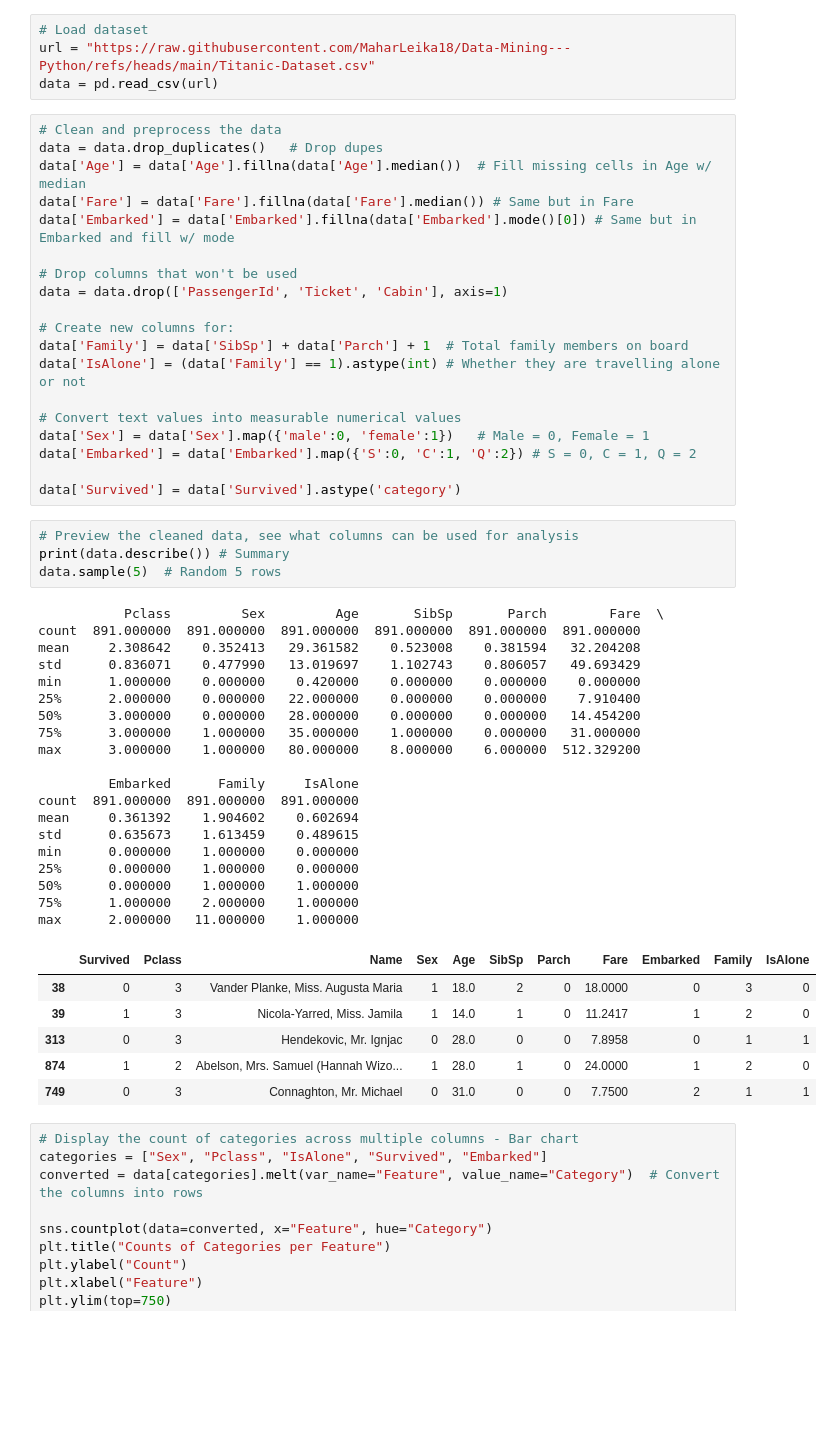
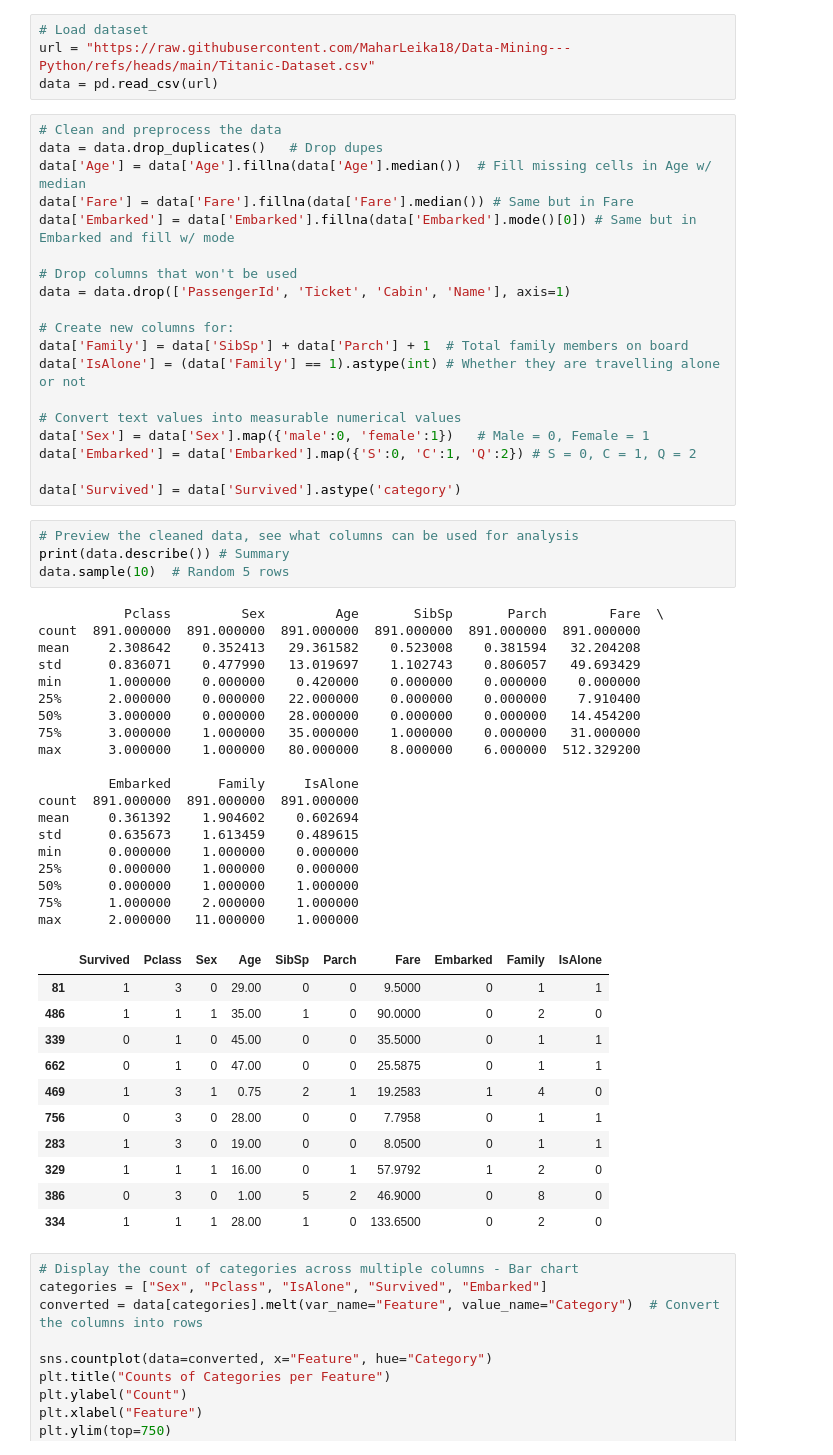
Before and after one commit to MaharLeika18/Data-Mining---Python, a Jupyter notebook: titanic.ipynb, the cells around one changed output. Cells and saved outputs as stored; diff of their text form; blank space fills up the shorter version.

```diff
--- a/titanic.ipynb
+++ b/titanic.ipynb
@@ -15,7 +15,7 @@ data['Fare'] = data['Fare'].fillna(data['Fare'].median()) # Same but in Fare
 data['Embarked'] = data['Embarked'].fillna(data['Embarked'].mode()[0]) # Same but in Embarked and fill w/ mode
 
 # Drop columns that won't be used
-data = data.drop(['PassengerId', 'Ticket', 'Cabin'], axis=1)
+data = data.drop(['PassengerId', 'Ticket', 'Cabin', 'Name'], axis=1)
 
 # Create new columns for:
 data['Family'] = data['SibSp'] + data['Parch'] + 1  # Total family members on board
@@ -29,33 +29,38 @@ data['Survived'] = data['Survived'].astype('category')
 # %%
 # Preview the cleaned data, see what columns can be used for analysis
 print(data.describe()) # Summary
-data.sample(5)  # Random 5 rows
+data.sample(10)  # Random 5 rows
 # %% [output]
            Pclass         Sex         Age       SibSp       Parch        Fare  \
 count  891.000000  891.000000  891.000000  891.000000  891.000000  891.000000
 mean     2.308642    0.352413   29.361582    0.523008    0.381594   32.204208
 std      0.836071    0.477990   13.019697    1.102743    0.806057   49.693429
 min      1.000000    0.000000    0.420000    0.000000    0.000000    0.000000
 25%      2.000000    0.000000   22.000000    0.000000    0.000000    7.910400
 50%      3.000000    0.000000   28.000000    0.000000    0.000000   14.454200
 75%      3.000000    1.000000   35.000000    1.000000    0.000000   31.000000
 max      3.000000    1.000000   80.000000    8.000000    6.000000  512.329200
 
          Embarked      Family     IsAlone
 count  891.000000  891.000000  891.000000
 mean     0.361392    1.904602    0.602694
 std      0.635673    1.613459    0.489615
 min      0.000000    1.000000    0.000000
 25%      0.000000    1.000000    0.000000
 50%      0.000000    1.000000    1.000000
 75%      1.000000    2.000000    1.000000
 max      2.000000   11.000000    1.000000
-|  | Survived | Pclass | Name | Sex | Age | SibSp | Parch | Fare | Embarked | Family | IsAlone |
-| 38 | 0 | 3 | Vander Planke, Miss. Augusta Maria | 1 | 18.0 | 2 | 0 | 18.0000 | 0 | 3 | 0 |
-| 39 | 1 | 3 | Nicola-Yarred, Miss. Jamila | 1 | 14.0 | 1 | 0 | 11.2417 | 1 | 2 | 0 |
-| 313 | 0 | 3 | Hendekovic, Mr. Ignjac | 0 | 28.0 | 0 | 0 | 7.8958 | 0 | 1 | 1 |
-| 874 | 1 | 2 | Abelson, Mrs. Samuel (Hannah Wizo... | 1 | 28.0 | 1 | 0 | 24.0000 | 1 | 2 | 0 |
-| 749 | 0 | 3 | Connaghton, Mr. Michael | 0 | 31.0 | 0 | 0 | 7.7500 | 2 | 1 | 1 |
+|  | Survived | Pclass | Sex | Age | SibSp | Parch | Fare | Embarked | Family | IsAlone |
+| 81 | 1 | 3 | 0 | 29.00 | 0 | 0 | 9.5000 | 0 | 1 | 1 |
+| 486 | 1 | 1 | 1 | 35.00 | 1 | 0 | 90.0000 | 0 | 2 | 0 |
+| 339 | 0 | 1 | 0 | 45.00 | 0 | 0 | 35.5000 | 0 | 1 | 1 |
+| 662 | 0 | 1 | 0 | 47.00 | 0 | 0 | 25.5875 | 0 | 1 | 1 |
+| 469 | 1 | 3 | 1 | 0.75 | 2 | 1 | 19.2583 | 1 | 4 | 0 |
+| 756 | 0 | 3 | 0 | 28.00 | 0 | 0 | 7.7958 | 0 | 1 | 1 |
+| 283 | 1 | 3 | 0 | 19.00 | 0 | 0 | 8.0500 | 0 | 1 | 1 |
+| 329 | 1 | 1 | 1 | 16.00 | 0 | 1 | 57.9792 | 1 | 2 | 0 |
+| 386 | 0 | 3 | 0 | 1.00 | 5 | 2 | 46.9000 | 0 | 8 | 0 |
+| 334 | 1 | 1 | 1 | 28.00 | 1 | 0 | 133.6500 | 0 | 2 | 0 |
 # %%
 # Display the count of categories across multiple columns - Bar chart
 categories = ["Sex", "Pclass", "IsAlone", "Survived", "Embarked"]
```
Also changed, not shown: parts of 3 cells of this notebook.
